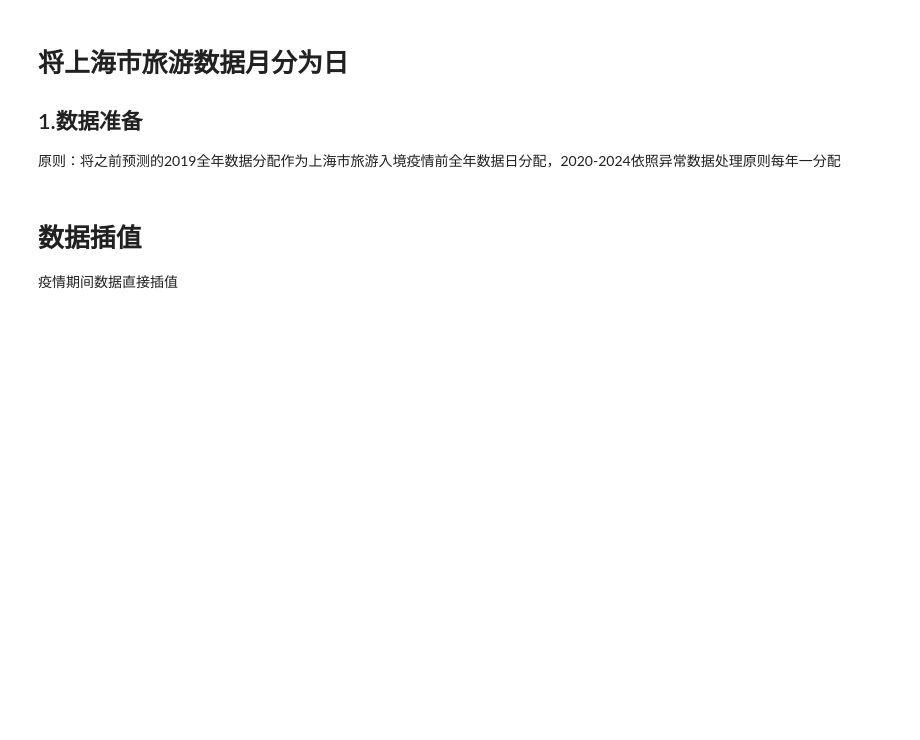
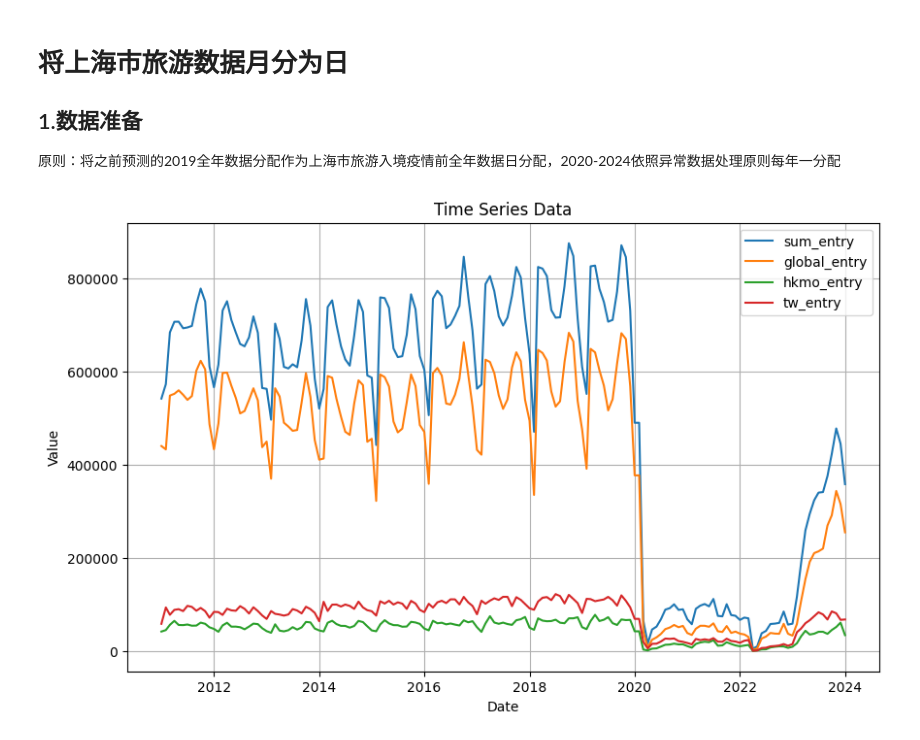
Before and after one commit to jiadol/Travel_Ml, a Jupyter notebook: notebooks/04_interpolation.ipynb, the cells around one changed output. Drawn from its saved outputs; the diff is of its cells as text; code cells hidden in the pictures; blank space fills up the shorter version.

```diff
--- a/notebooks/04_interpolation.ipynb
+++ b/notebooks/04_interpolation.ipynb
@@ -8,10 +8,35 @@ from sqlalchemy import create_engine
 import pandas as pd
 import matplotlib.pyplot as plt
 import torch
+import pandas as pd
+import matplotlib.pyplot as plt
+
+def plot_time_series(df, title='Time Series Data', xlabel='Date', ylabel='Value', figsize=(10, 6)):
+    """
+    绘制一个或多个时序数据的函数。
+
+    参数:
+    - df: 一个pandas DataFrame，索引为日期时间类型，每一列是一个时间序列。
+    - title: 图表的标题。
+    - xlabel: x轴的标签。
+    - ylabel: y轴的标签。
+    - figsize: 图表的尺寸，以英寸为单位。
+    """
+    plt.figure(figsize=figsize)
+    for column in df.columns:
+        plt.plot(df.index, df[column], label=column)
+
+    plt.title(title)
+    plt.xlabel(xlabel)
+    plt.ylabel(ylabel)
+    plt.legend()
+    plt.grid(True)
+    plt.show()
+
 
 # 创建数据库引擎
 database_url = "sqlite:///../data/data.sqlite"
 engine = create_engine(database_url)
 
-imputed_data_query = f"SELECT * FROM hk_customs_daily_imputed"
+imputed_data_query = f"SELECT date,CN_airport_departure FROM hk_customs_daily_imputed"
 df = pd.read_sql_query(imputed_data_query, engine, index_col='date',parse_dates=['date'])
@@ -38,3 +42,0 @@ special_ratio = daily_ratio[special_slice_start:special_slice_end]
-# %% [markdown]
-# 数据插值
-疫情期间数据直接插值
@@ -52,0 +43,16 @@ sh_daily_fake = sh_monthly.reindex(full_date_range).ffill()
+# %%
+raw_data_query = f"SELECT * FROM sh_customs"
+sh_monthly = pd.read_sql_query(raw_data_query, engine, index_col='date',parse_dates=['date'])
+
+# 确定最后一个月的最后一天
+last_month = sh_monthly.index.max().to_period('M').to_timestamp('M')
+
+# 生成到最后一个月最后一天的完整日期范围，避免最后一个月没有值
+full_date_range = pd.date_range(start=sh_monthly.index.min(), end=last_month, freq='D')
+
+# 重采样并前向填充
+sh_daily_fake = sh_monthly.reindex(full_date_range).ffill()
+
+plot_time_series(sh_monthly)
+# %% [output]
+[figure, added]
```
Also changed, not shown: parts of 10 cells of this notebook, 1 other file.
